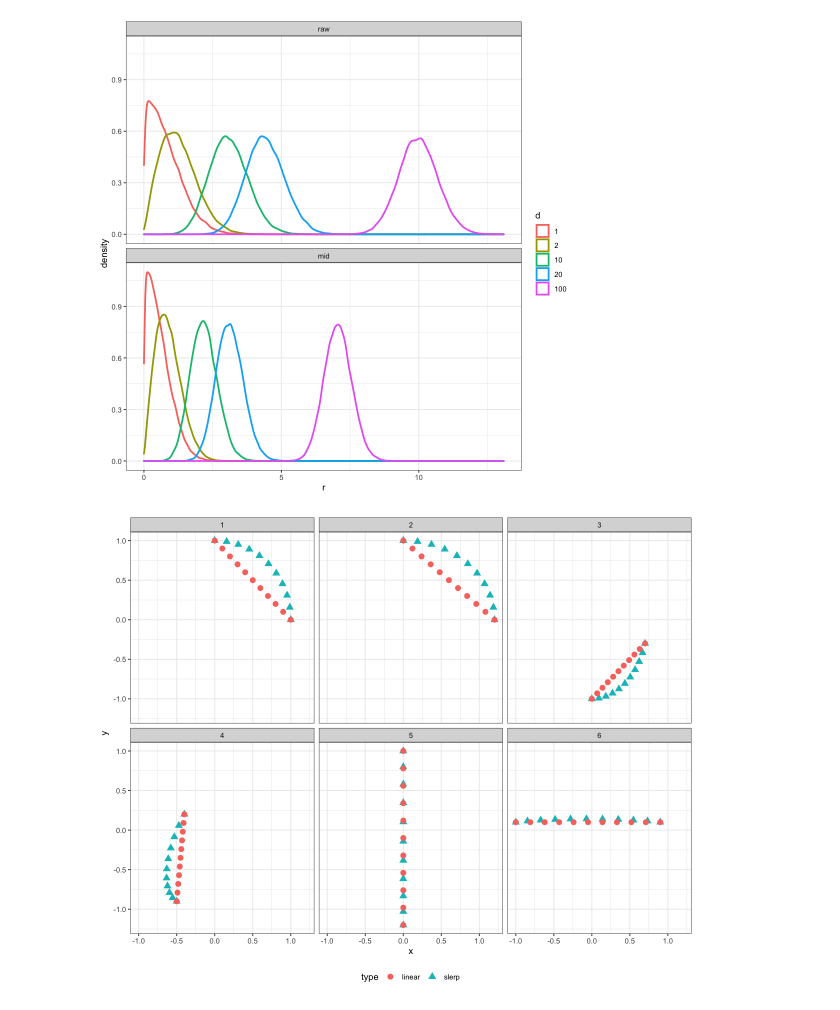
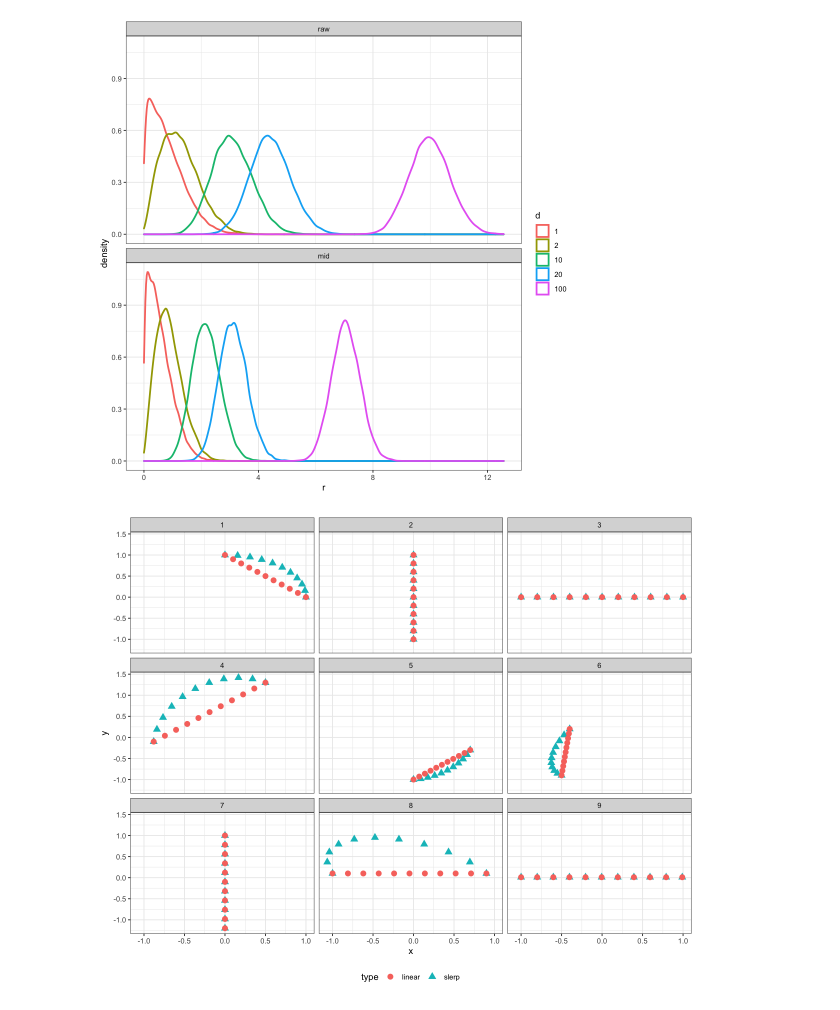
Before and after one commit to kota7/ilearn-gan, a Jupyter notebook: linear-vs-slerp-interpolation.ipynb, the cells around one changed output. Saved outputs shown, nothing was run; the diff lists cells and outputs as text; code cells hidden in the pictures.

Commit message:
slerp simulation

```diff
--- a/linear-vs-slerp-interpolation.ipynb
+++ b/linear-vs-slerp-interpolation.ipynb
@@ -3,5 +16,5 @@ library(ggplot2)
 # %%
-sample_distance_from_origin <- function(d, n=50000) {
+sample_distance_from_origin <- function(d, n=20000) {
     x <- matrix(rnorm(n*d), nrow=n)
     r <- sqrt(rowSums(x^2))
     r
@@ -22,5 +35,5 @@ ggplot(x, aes(r, color=d)) + geom_density(size=1) + theme_bw()
 # %%
-sample_distance_from_origin_midpoint <- function(d, n=50000) {
+sample_distance_from_origin_midpoint <- function(d, n=20000) {
     x1 <- matrix(rnorm(n*d), nrow=n)
     x2 <- matrix(rnorm(n*d), nrow=n)
     x <- (x1 + x2) / 2
@@ -44,55 +57,64 @@ x$type <- factor(x$type, levels=c("raw", "mid"))
 options(repr.plot.width=8, repr.plot.height=8)
 ggplot(x, aes(r, color=d)) + geom_density(size=1) + facet_wrap(vars(type), ncol=1) + theme_bw()
 # %% [output]
-[figure, old version]
+[figure, new version]
 # %%
-slerp <- function(p0, p1, t) {
+slerp <- function(p0, p1, ts, dot_thres=0.9995) {
     # returns interpolated position between p0 and p1
     # t is the closeness to p1
     # t=0 -> p0, t=1 -> p1
     # t in (0,1) -> somewhere between them
     # cf: https://en.wikipedia.org/wiki/Slerp
-    prod <- max(0, min(1, sum(p0*p1)))
-    omega <- acos(prod)
-    if (omega == 0) {
-        (1-t)*p0 + t*p1
+    norm0 <- sqrt(sum(p0^2))
+    norm1 <- sqrt(sum(p1^2))
+    dot <- sum((p0/norm0) * (p1/norm1))
+    if (abs(dot) > dot_thres) {
+        t(sapply(ts, function(t) { (1-t)*p0 + t*p1 }))
     } else {
-        sin((1-t)*omega) / sin(omega) * p0 + sin(t*omega) / sin(omega) * p1
+        omega <- acos(max(-1, min(1, dot)))
+        sinomega <- sin(omega)
+        t(sapply(ts, function(t) { sin((1-t)*omega) / sinomega * p0 + sin(t*omega) / sinomega * p1} ))
     }
 }
 
-interpolations <- function(p0, p1, by=0.1) {
-    x <- NULL
-    for (t in seq(0, 1, by=by)) {
-        a <- slerp(p0, p1, t)
-        tmp <- data.frame(x=a[1], y=a[2], type="slerp", stringsAsFactors=FALSE)
-        x <- rbind(x, tmp)
-        a <- (1-t)*p0 + t*p1
-        tmp <- data.frame(x=a[1], y=a[2], type="linear", stringsAsFactors=FALSE)
-        x <- rbind(x, tmp)
-    }
-    x
+interpolate <- function(p0, p1, ts) {
+    t(sapply(ts, function(t) { (1-t)*p0 + t*p1 }))
 }
+
 
 points <- list(
     list(c(0, 1), c(1, 0)),
-    list(c(0, 1), c(1.2, 0)),
+    list(c(0, 1), c(0, -1)),
+    list(c(1, 0), c(-1, 0)),
+    list(c(-0.88, -0.1), c(0.5, 1.3)),
     list(c(0, -1), c(0.7, -0.3)),
     list(c(-0.4, 0.2), c(-0.5, -0.9)),
     list(c(0, 1), c(0, -1.2)),
-    list(c(-1, 0.1), c(0.9, 0.1))
+    list(c(-1, 0.1), c(0.9, 0.1)),
+    list(c(-1, 0.01), c(0.99, 0.01))
 )
 x <- NULL
 for (i in seq_along(points)) {
     p <- points[[i]]
-    tmp <- interpolations(p[[1]], p[[2]])
+    tmp <- slerp(p[[1]], p[[2]], seq(0, 1, by=0.1))
+    tmp <- as.data.frame(tmp)
+    names(tmp) <- c("x", "y")
     tmp$example <- i
+    tmp$type <- "slerp"
     x <- rbind(x, tmp)
+
+    tmp <- interpolate(p[[1]], p[[2]], seq(0, 1, by=0.1))
+    tmp <- as.data.frame(tmp)
+    names(tmp) <- c("x", "y")
+    tmp$example <- i
+    tmp$type <- "linear"
+    x <- rbind(x, tmp)
+
 }
 
 options(repr.plot.width=10, repr.plot.height=8)
 ggplot(x, aes(x, y, color=type, shape=type)) +
     geom_point(size=3) + facet_wrap(vars(example)) +
     theme_bw() + theme(legend.position="bottom")
 # %% [output]
-[figure, old version]
+[figure, new version]
```
Also changed, not shown: parts of 4 cells of this notebook.
